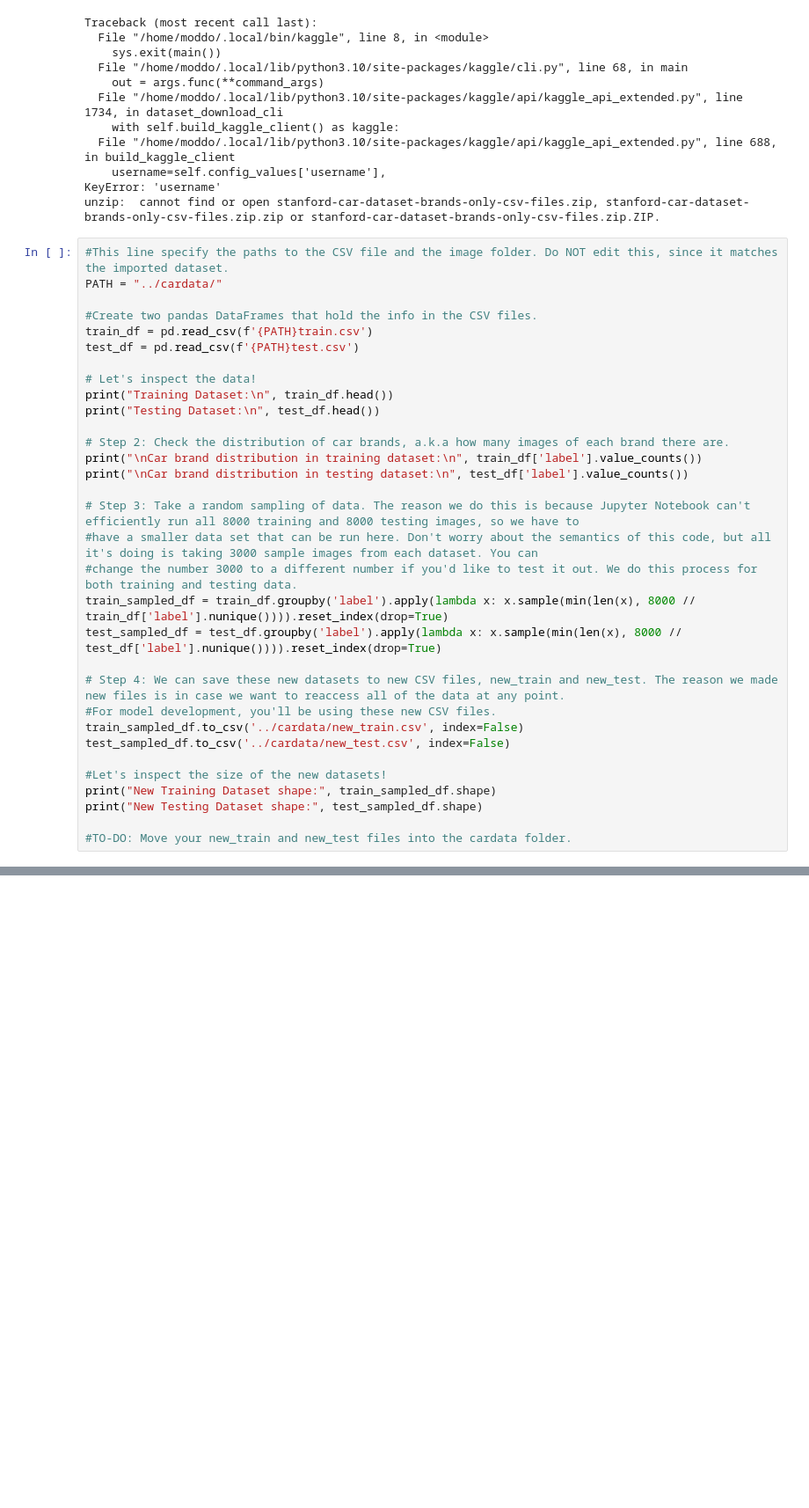
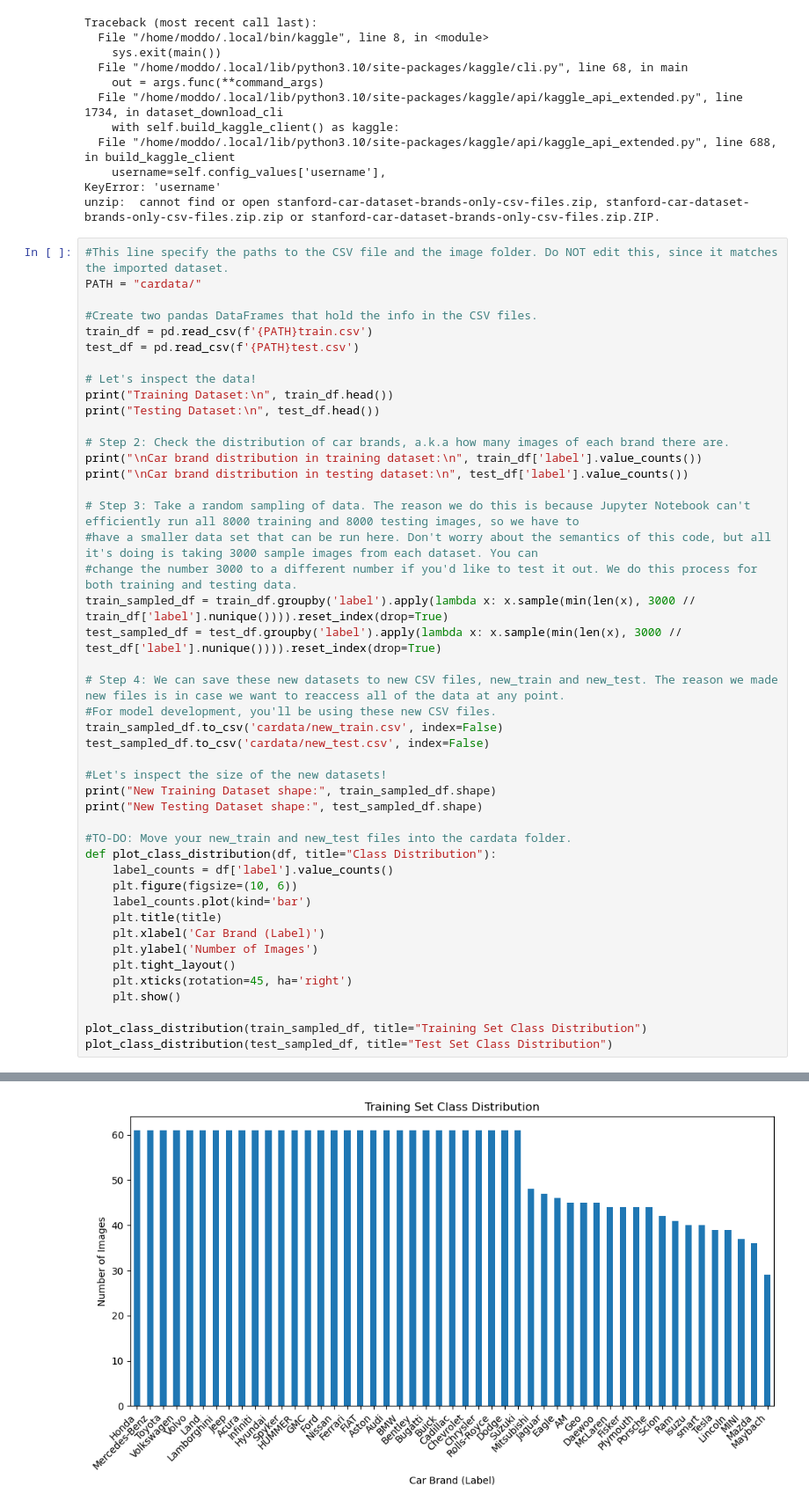
Before and after one commit to briancald/F24-CarClassifier, a Jupyter notebook: starter_code-3.ipynb, the cells around one changed output, grey strips where cells are left out. Shown: that part at 88% size. Drawn from its saved outputs; the diff is of its cells as text; blank space fills up the shorter version.

```diff
--- a/starter_code-3.ipynb
+++ b/starter_code-3.ipynb
@@ -90,7 +71,7 @@ KeyError: 'username'
 unzip:  cannot find or open stanford-car-dataset-brands-only-csv-files.zip, stanford-car-dataset-brands-only-csv-files.zip.zip or stanford-car-dataset-brands-only-csv-files.zip.ZIP.
 # %%
 #This line specify the paths to the CSV file and the image folder. Do NOT edit this, since it matches the imported dataset.
-PATH = "../cardata/"
+PATH = "cardata/"
 
 #Create two pandas DataFrames that hold the info in the CSV files.
 train_df = pd.read_csv(f'{PATH}train.csv')
@@ -107,19 +88,32 @@ print("\nCar brand distribution in testing dataset:\n", test_df['label'].value_c
 # Step 3: Take a random sampling of data. The reason we do this is because Jupyter Notebook can't efficiently run all 8000 training and 8000 testing images, so we have to
 #have a smaller data set that can be run here. Don't worry about the semantics of this code, but all it's doing is taking 3000 sample images from each dataset. You can
 #change the number 3000 to a different number if you'd like to test it out. We do this process for both training and testing data.
-train_sampled_df = train_df.groupby('label').apply(lambda x: x.sample(min(len(x), 8000 // train_df['label'].nunique()))).reset_index(drop=True)
-test_sampled_df = test_df.groupby('label').apply(lambda x: x.sample(min(len(x), 8000 // test_df['label'].nunique()))).reset_index(drop=True)
+train_sampled_df = train_df.groupby('label').apply(lambda x: x.sample(min(len(x), 3000 // train_df['label'].nunique()))).reset_index(drop=True)
+test_sampled_df = test_df.groupby('label').apply(lambda x: x.sample(min(len(x), 3000 // test_df['label'].nunique()))).reset_index(drop=True)
 
 # Step 4: We can save these new datasets to new CSV files, new_train and new_test. The reason we made new files is in case we want to reaccess all of the data at any point.
 #For model development, you'll be using these new CSV files.
-train_sampled_df.to_csv('../cardata/new_train.csv', index=False)
-test_sampled_df.to_csv('../cardata/new_test.csv', index=False)
+train_sampled_df.to_csv('cardata/new_train.csv', index=False)
+test_sampled_df.to_csv('cardata/new_test.csv', index=False)
 
 #Let's inspect the size of the new datasets!
 print("New Training Dataset shape:", train_sampled_df.shape)
 print("New Testing Dataset shape:", test_sampled_df.shape)
 
 #TO-DO: Move your new_train and new_test files into the cardata folder.
+def plot_class_distribution(df, title="Class Distribution"):
+    label_counts = df['label'].value_counts()
+    plt.figure(figsize=(10, 6))
+    label_counts.plot(kind='bar')
+    plt.title(title)
+    plt.xlabel('Car Brand (Label)')
+    plt.ylabel('Number of Images')
+    plt.tight_layout()
+    plt.xticks(rotation=45, ha='right')
+    plt.show()
+
+plot_class_distribution(train_sampled_df, title="Training Set Class Distribution")
+plot_class_distribution(test_sampled_df, title="Test Set Class Distribution")
 # %% [output]
 Training Dataset:
     imagename    label
@@ -140,0 +135 @@ New Testing Dataset shape: (1938, 2)
+[figure, added]
```
Also changed, not shown: parts of 4 cells of this notebook, 1 other file.
